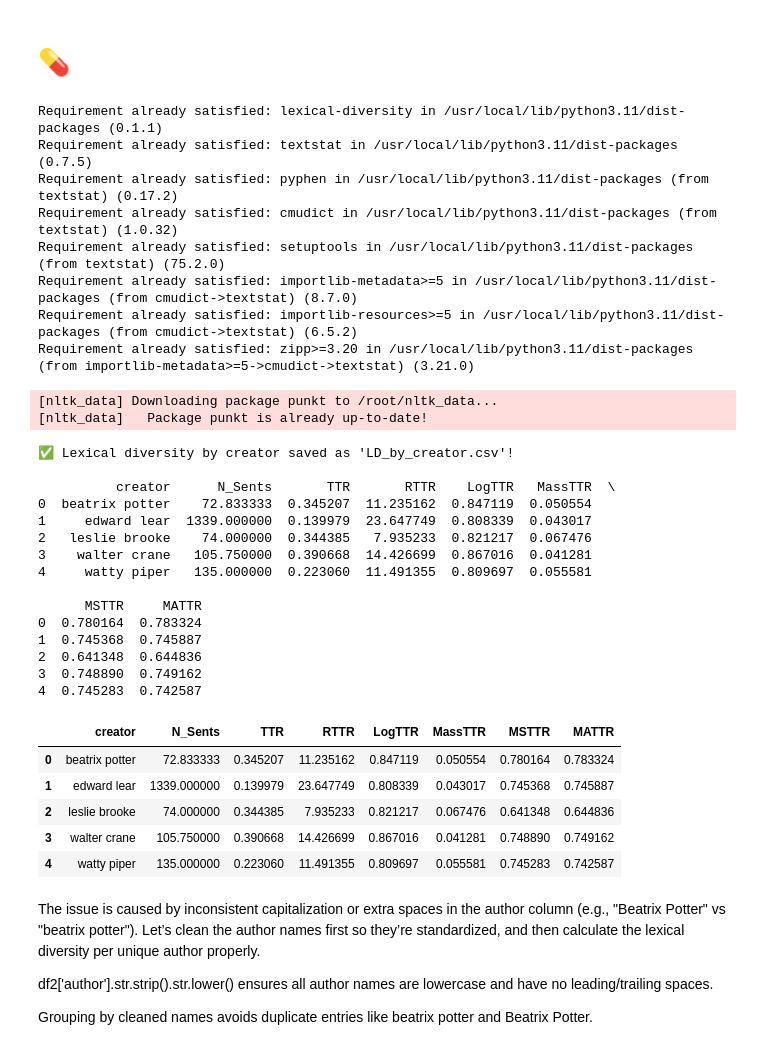
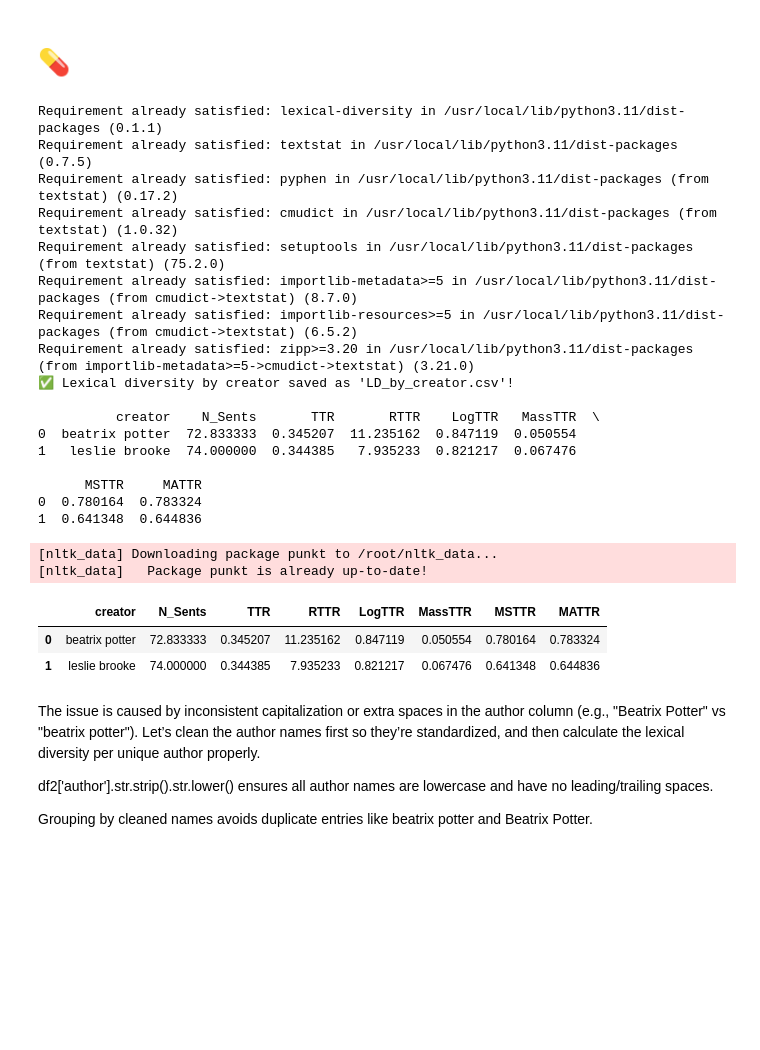
Before and after one commit to ms624atyale/NLP_PictureBook_2025, a Jupyter notebook: 10_txt2csv_LD_Plot.ipynb, the cells around one changed output. Cells and saved outputs as stored; diff of their text form; code cells hidden in the pictures; blank space fills up the shorter version.

```diff
--- a/10_txt2csv_LD_Plot.ipynb
+++ b/10_txt2csv_LD_Plot.ipynb
@@ -191,7 +160,7 @@ EdwardLear.to_csv("./EdwardLear.csv")
 # %% [markdown]
 ###🐹🐾 **6️⃣  Open your csv file with raw at raw.githubusercontent.com and copy & paste the url**
 # %%
-url = "https://raw.githubusercontent.com/ms624atyale/PictureBook_Archive_inProgress/refs/heads/main/Data_Final/pg_each_5subj_each_text.csv"
+url = "https://raw.githubusercontent.com/ms624atyale/NLP_PictureBook_2025/refs/heads/main/Data_txt/pg_2creators_each_text.csv"
 
 df1 = pd.read_csv(url)
 f1 = pd.read_csv(url)
@@ -440,7 +395,7 @@ import textstat
 nltk.download('punkt')
 
 # Load dataset
-df2 = pd.read_csv('/content/PictureBook_Archive_inProgress/Data_Final/pg_each_5subj_each_text.csv')
+df2 = pd.read_csv('/content/pg_2creators_each_text.csv')
 
 # --- STEP 1: Clean and standardize author names ---
 df2['creator'] = df2['creator'].str.strip().str.lower()
@@ -469,52 +424,43 @@ df2['MassTTR'] = MassTTR
 df2['MSTTR'] = MSTTR
 df2['MATTR'] = MATTR
 
 # --- STEP 4: Sentence Count ---
 df2['N_Sents'] = df2['text'].apply(textstat.sentence_count)
 
 # --- STEP 5: Group by unique authors and average the results ---
 df_creator_ld = df2.groupby("creator")[['N_Sents', 'TTR', 'RTTR', 'LogTTR', 'MassTTR', 'MSTTR', 'MATTR']].mean().reset_index()
 df_creator_ld = df_creator_ld.round(6)
 
 # --- STEP 6: Save and display results ---
 df_creator_ld.to_csv('LD_by_creator.csv', index=False)
 print("✅ Lexical diversity by creator saved as 'LD_by_creator.csv'!\n")
 print(df_creator_ld)
 print('\n')
 
 df_creator_ld
 # %% [output]
 Requirement already satisfied: lexical-diversity in /usr/local/lib/python3.11/dist-packages (0.1.1)
 Requirement already satisfied: textstat in /usr/local/lib/python3.11/dist-packages (0.7.5)
 Requirement already satisfied: pyphen in /usr/local/lib/python3.11/dist-packages (from textstat) (0.17.2)
 Requirement already satisfied: cmudict in /usr/local/lib/python3.11/dist-packages (from textstat) (1.0.32)
 Requirement already satisfied: setuptools in /usr/local/lib/python3.11/dist-packages (from textstat) (75.2.0)
 Requirement already satisfied: importlib-metadata>=5 in /usr/local/lib/python3.11/dist-packages (from cmudict->textstat) (8.7.0)
 Requirement already satisfied: importlib-resources>=5 in /usr/local/lib/python3.11/dist-packages (from cmudict->textstat) (6.5.2)
 Requirement already satisfied: zipp>=3.20 in /usr/local/lib/python3.11/dist-packages (from importlib-metadata>=5->cmudict->textstat) (3.21.0)
+✅ Lexical diversity by creator saved as 'LD_by_creator.csv'!
+
+          creator    N_Sents       TTR       RTTR    LogTTR   MassTTR  \
+0  beatrix potter  72.833333  0.345207  11.235162  0.847119  0.050554
+1   leslie brooke  74.000000  0.344385   7.935233  0.821217  0.067476
+
+      MSTTR     MATTR
+0  0.780164  0.783324
+1  0.641348  0.644836
 [nltk_data] Downloading package punkt to /root/nltk_data...
 [nltk_data]   Package punkt is already up-to-date!
-✅ Lexical diversity by creator saved as 'LD_by_creator.csv'!
-
-          creator      N_Sents       TTR       RTTR    LogTTR   MassTTR  \
-0  beatrix potter    72.833333  0.345207  11.235162  0.847119  0.050554
-1     edward lear  1339.000000  0.139979  23.647749  0.808339  0.043017
-2   leslie brooke    74.000000  0.344385   7.935233  0.821217  0.067476
-3    walter crane   105.750000  0.390668  14.426699  0.867016  0.041281
-4     watty piper   135.000000  0.223060  11.491355  0.809697  0.055581
-
-      MSTTR     MATTR
-0  0.780164  0.783324
-1  0.745368  0.745887
-2  0.641348  0.644836
-3  0.748890  0.749162
-4  0.745283  0.742587
 |  | creator | N_Sents | TTR | RTTR | LogTTR | MassTTR | MSTTR | MATTR |
 | 0 | beatrix potter | 72.833333 | 0.345207 | 11.235162 | 0.847119 | 0.050554 | 0.780164 | 0.783324 |
-| 1 | edward lear | 1339.000000 | 0.139979 | 23.647749 | 0.808339 | 0.043017 | 0.745368 | 0.745887 |
-| 2 | leslie brooke | 74.000000 | 0.344385 | 7.935233 | 0.821217 | 0.067476 | 0.641348 | 0.644836 |
-| 3 | walter crane | 105.750000 | 0.390668 | 14.426699 | 0.867016 | 0.041281 | 0.748890 | 0.749162 |
-| 4 | watty piper | 135.000000 | 0.223060 | 11.491355 | 0.809697 | 0.055581 | 0.745283 | 0.742587 |
+| 1 | leslie brooke | 74.000000 | 0.344385 | 7.935233 | 0.821217 | 0.067476 | 0.641348 | 0.644836 |
 # %% [markdown]
 The issue is caused by inconsistent capitalization or extra spaces in the author column (e.g., "Beatrix Potter" vs "beatrix potter"). Let’s clean the author names first so they’re standardized, and then calculate the lexical diversity per unique author properly.
 
```
Also changed, not shown: parts of 30 cells of this notebook.
